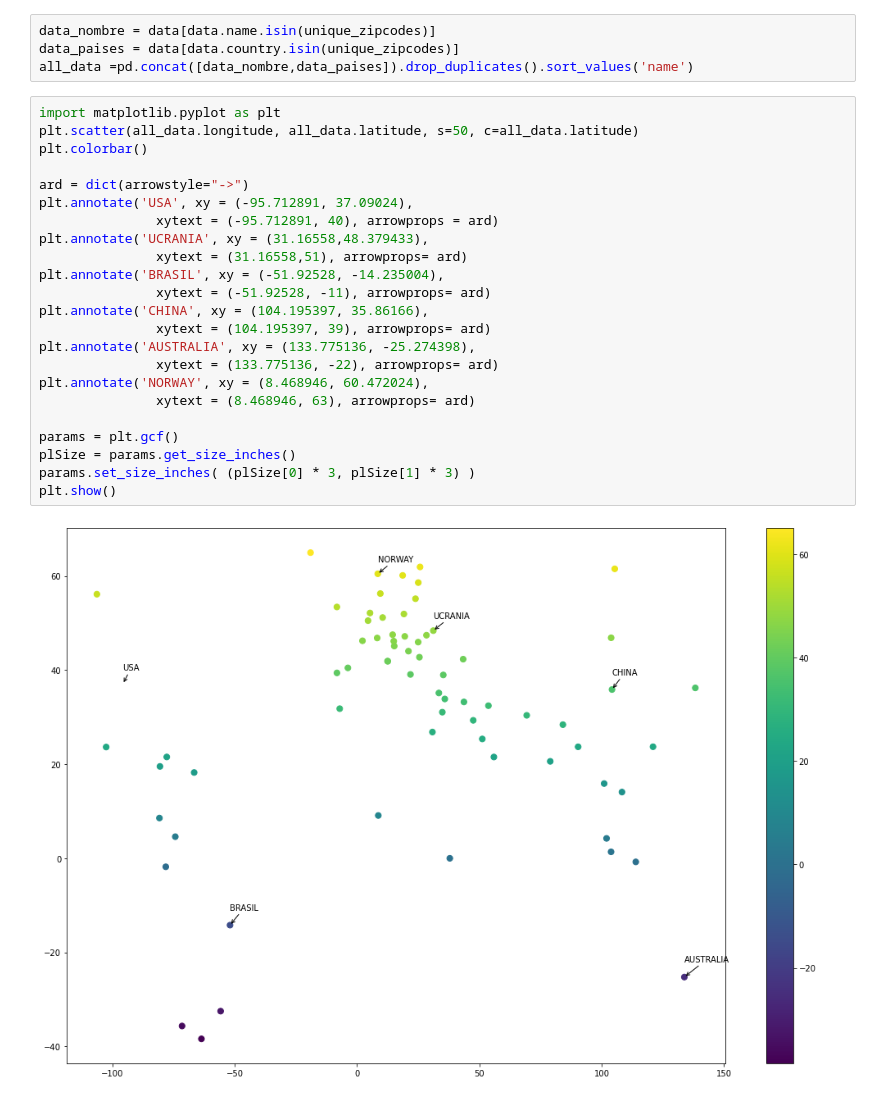
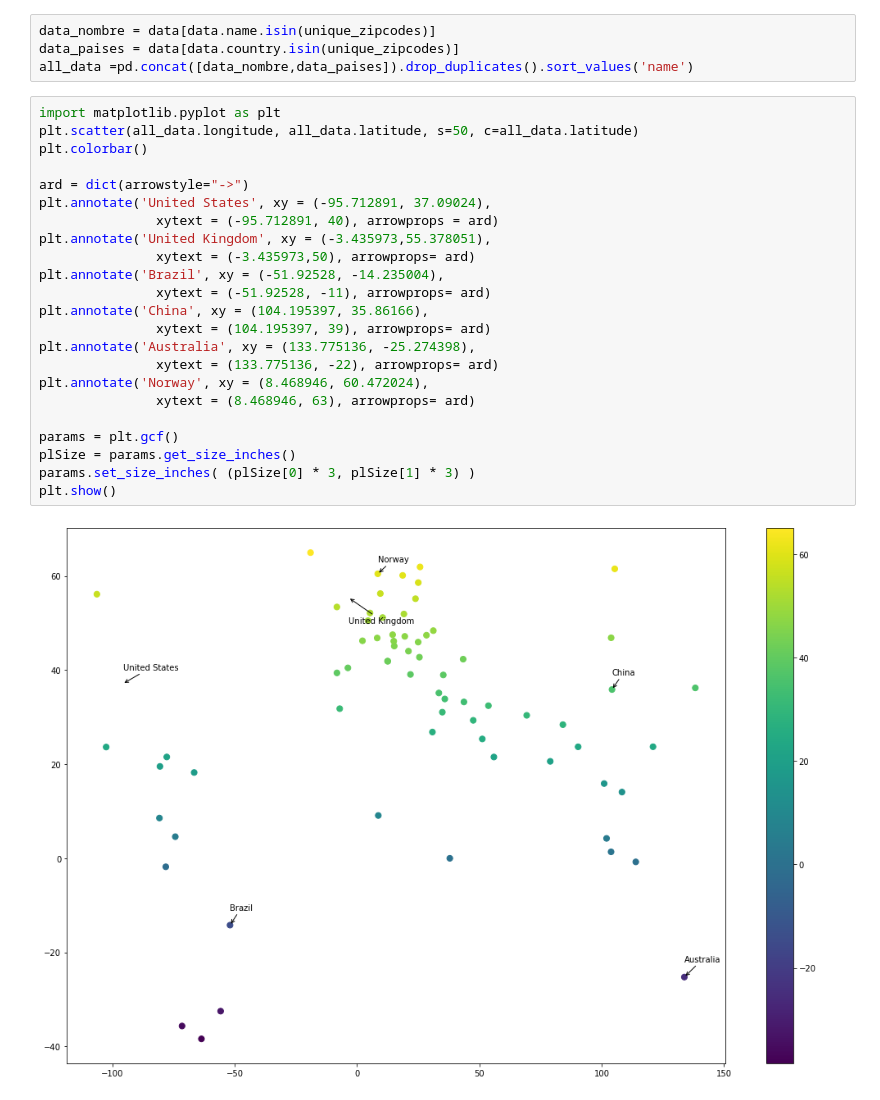
Before and after one commit to Mishnaty7/T5_Mapa-de-Ciencias, a Jupyter notebook: Tarea2.ipynb, the cells around one changed output. Cells and saved outputs as stored; diff of their text form.

```diff
--- a/Tarea2.ipynb
+++ b/Tarea2.ipynb
@@ -138,25 +138,25 @@ all_data =pd.concat([data_nombre,data_paises]).drop_duplicates().sort_values('na
 # %%
 import matplotlib.pyplot as plt
 plt.scatter(all_data.longitude, all_data.latitude, s=50, c=all_data.latitude)
 plt.colorbar()
 
 ard = dict(arrowstyle="->")
-plt.annotate('USA', xy = (-95.712891, 37.09024),
+plt.annotate('United States', xy = (-95.712891, 37.09024),
                xytext = (-95.712891, 40), arrowprops = ard)
-plt.annotate('UCRANIA', xy = (31.16558,48.379433),
-               xytext = (31.16558,51), arrowprops= ard)
-plt.annotate('BRASIL', xy = (-51.92528, -14.235004),
+plt.annotate('United Kingdom', xy = (-3.435973,55.378051),
+               xytext = (-3.435973,50), arrowprops= ard)
+plt.annotate('Brazil', xy = (-51.92528, -14.235004),
                xytext = (-51.92528, -11), arrowprops= ard)
-plt.annotate('CHINA', xy = (104.195397, 35.86166),
+plt.annotate('China', xy = (104.195397, 35.86166),
                xytext = (104.195397, 39), arrowprops= ard)
-plt.annotate('AUSTRALIA', xy = (133.775136, -25.274398),
+plt.annotate('Australia', xy = (133.775136, -25.274398),
                xytext = (133.775136, -22), arrowprops= ard)
-plt.annotate('NORWAY', xy = (8.468946, 60.472024),
+plt.annotate('Norway', xy = (8.468946, 60.472024),
                xytext = (8.468946, 63), arrowprops= ard)
 
 params = plt.gcf()
 plSize = params.get_size_inches()
 params.set_size_inches( (plSize[0] * 3, plSize[1] * 3) )
 plt.show()
 # %% [output]
-[figure, old version]
+[figure, new version]
```
